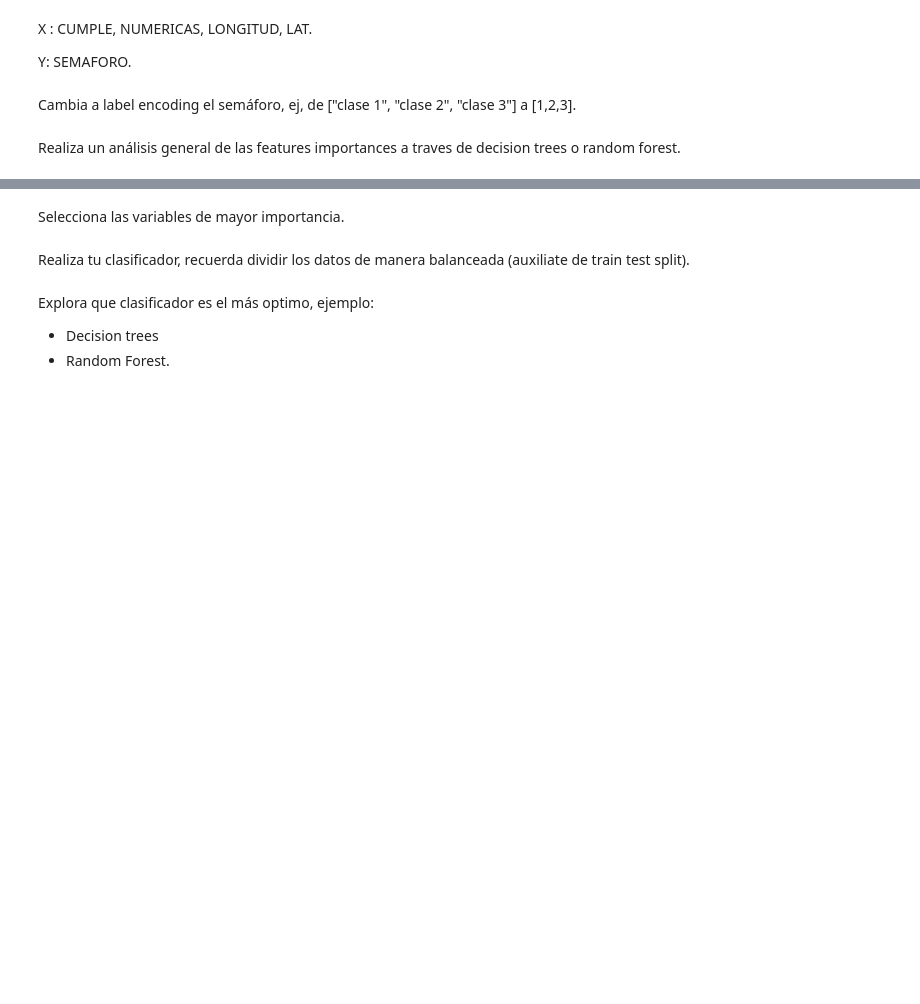
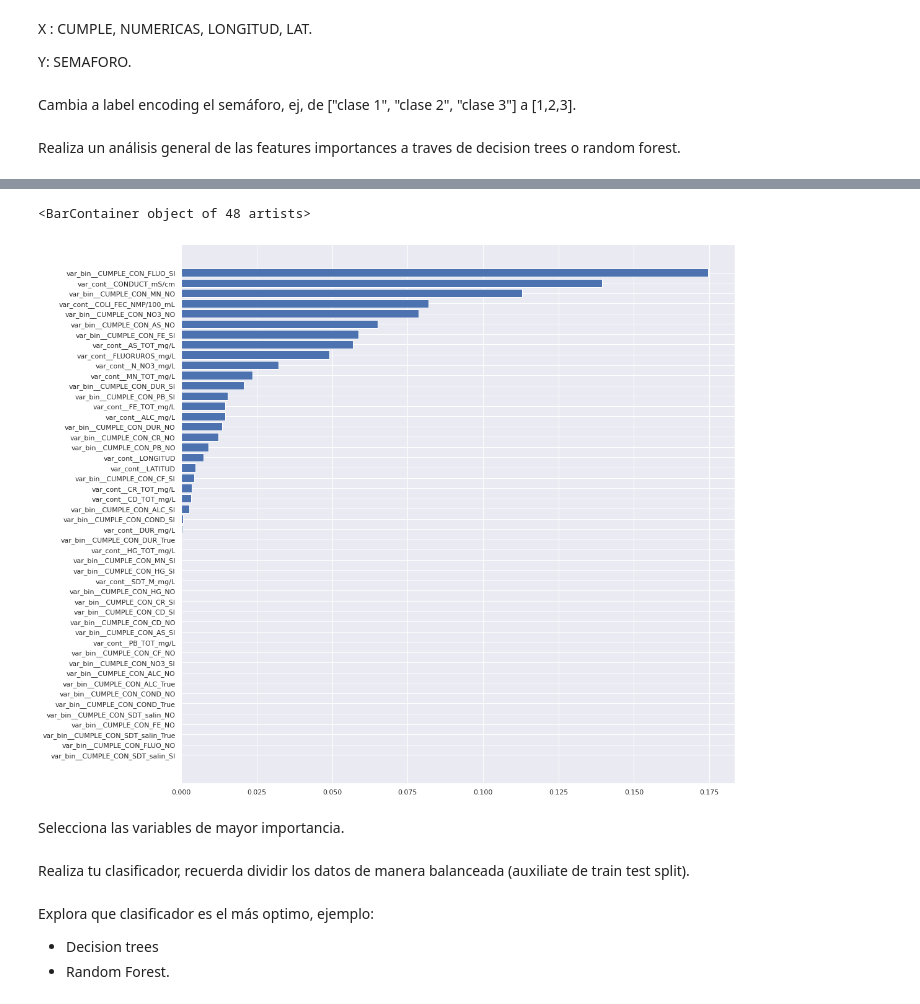
Before and after one commit to PosgradoMNA/actividades-del-projecto-equipo70, a Jupyter notebook: RetoFinal/Entrega2/Reto_Entrega2_ClasificaciónEnsamblesYPresentaciónEjecutiva.ipynb, the cells around one changed output, grey strips where cells are left out. Cells and saved outputs as stored; diff of their text form; code cells hidden in the pictures; blank space fills up the shorter version.

Commit message:
Importances

```diff
--- a/RetoFinal/Entrega2/Reto_Entrega2_ClasificaciónEnsamblesYPresentaciónEjecutiva.ipynb
+++ b/RetoFinal/Entrega2/Reto_Entrega2_ClasificaciónEnsamblesYPresentaciónEjecutiva.ipynb
@@ -148,2 +170,15 @@ df_cat = ['CUMPLE_CON_ALC', 'CUMPLE_CON_COND', 'CUMPLE_CON_SDT_salin', 'CUMPLE_C
 # %% [markdown]
 Realiza un análisis general de las features importances a traves de decision trees o random forest.
+# %%
+# Realizamos particiones
+X = df_sub_w.drop('SEMAFORO', axis=1)
+y = df_sub_w['SEMAFORO']
+
+X_train, X_test, y_train, y_test = train_test_split(X, y, train_size= 0.8, random_state= 42)
+
+pipe_d = Pipeline(steps=[('variables', transform_columns),
+                       ('modelo', RandomForestClassifier())])
+
+pipe_d.fit(X_train, y_train)
+
+pipe_d[1][1].feature_importances_
@@ -150,3 +196,10 @@ Realiza un análisis general de las features importances a traves de decision tr
+# %%
+sns.set(rc={'figure.figsize':(16,16)})
+sorted_idx = pipe_d[1][1].feature_importances_.argsort()
+plt.barh(pipe_d[:-1].get_feature_names_out()[sorted_idx], pipe_d[1][1].feature_importances_[sorted_idx])
+# %% [output]
+<BarContainer object of 48 artists>
+[figure, added]
 # %% [markdown]
 Selecciona las variables de mayor importancia.
 # %% [markdown]
```
Also changed, not shown: parts of 5 cells of this notebook.
